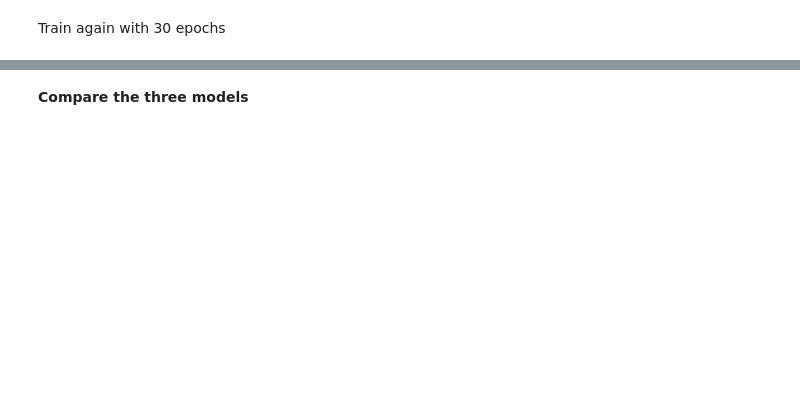
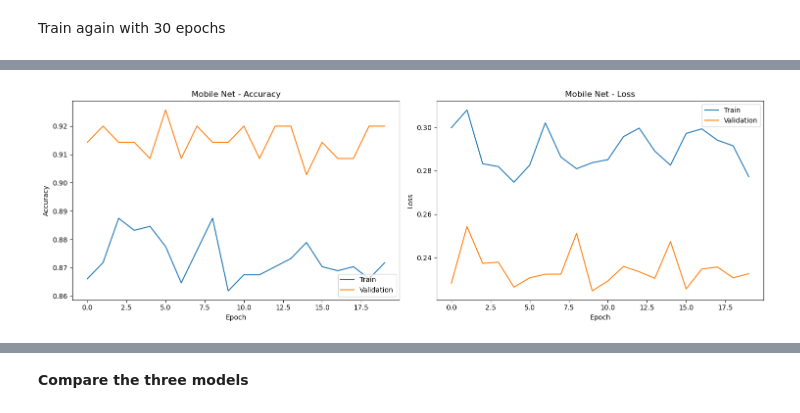
Before and after one commit to kmarita/Deep-Learning-on-Biomedical-Data-Project, a Jupyter notebook: DLreport.ipynb, the cells around one changed output, grey strips where cells are left out. Saved outputs shown, nothing was run; the diff lists cells and outputs as text; code cells hidden in the pictures; blank space fills up the shorter version.

```diff
--- a/DLreport.ipynb
+++ b/DLreport.ipynb
@@ -645,9 +868,7 @@ history_mobnet30 = model_mobnet.fit(
 # %%
 plot_training_history(history_mobnet30, "Mobile Net")
-
-predictions_nn_probs_mobnet30 = model_mobnet.predict(x_test)
-predictions_nn_mobnet30 = np.argmax(predictions_nn_probs_mobnet30, axis=1)
-test_accuracy_nn_mobnet30 = sklearn.metrics.accuracy_score(y_test, predictions_nn_mobnet30)
+# %% [output]
+[figure, added]
 # %%
 # Evaluate model performance and save metrics
 def evaluate_model(model, test_generator, save_results=True):
```
Also changed, not shown: parts of 28 cells of this notebook, 4 other files.
